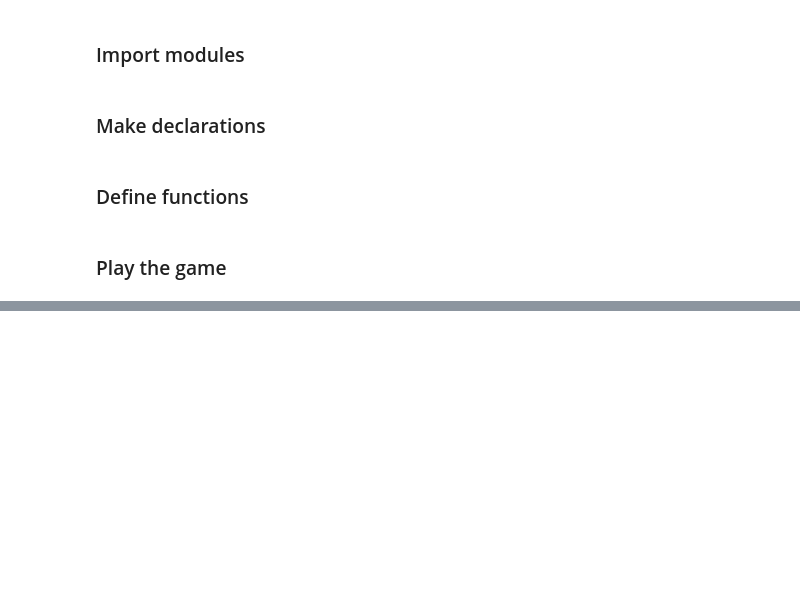
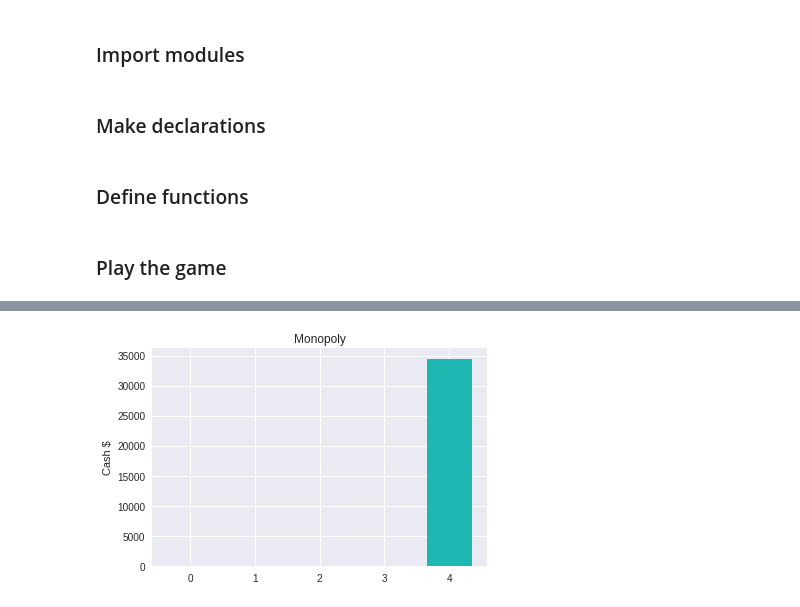
Before and after one commit to jm-contreras-zz/monopoly, a Jupyter notebook: notebook/monopoly.ipynb, the cells around one changed output, grey strips where cells are left out. Cells and saved outputs as stored; diff of their text form; code cells hidden in the pictures; blank space fills up the shorter version.

```diff
--- a/notebook/monopoly.ipynb
+++ b/notebook/monopoly.ipynb
@@ -23,7 +101,7 @@ import matplotlib.pyplot as plt
 ### Make declarations
 # %%
 VERBOSE = False
-#VERBOSE = True
+VERBOSE = True
 # %% [markdown]
 ### Define functions
 # %%
@@ -283,12 +962,17 @@ class switch(object):
 ### Play the game
 # %%
 # Declarations
-n_players = 5
+# 5 players, Player 4 is more conservative than others
+player_logics = [PLAYER_LOGIC_GREEDY,
+                 PLAYER_LOGIC_GREEDY,
+                 PLAYER_LOGIC_GREEDY,
+                 PLAYER_LOGIC_GREEDY,
+                 PLAYER_LOGIC_GREEDY_HAMSTER]
 board_file = 'board.csv'
 
 # Get players and board (including properties)
-players = get_players(n_players)
 board = get_board(board_file)
+players = get_players(player_logics, board)
 active_players = len(players)
 
 # Start on round 1
@@ -298,13 +982,17 @@ game_round = 1
 fig, ax = plt.subplots(1, 1)
 ax.set_title("Monopoly")
 ax.set_ylabel('Cash $')
-ind = np.arange(n_players)
+ind = np.arange(len(player_logics))
 colors = ['r', 'g', 'b', '#F58322', '#FFF500', '#8D2C87', '#FCB71E', '#1EB7B2']
 random.shuffle(colors)
-colors = colors[:n_players]
+colors = colors[:len(player_logics)]
 bars = None
 
 # Draw barplot
+cashes = []
+for turn in range(len(player_logics)):
+    cash = players[turn].cash
+    cashes.append(cash)
 bars = ax.bar(ind, cashes, 0.7, color=colors)
 fig.canvas.draw()
 
@@ -314,7 +1002,7 @@ while active_players > 1:
     print("Begin game round: %d with %d active players" % (game_round, active_players))
 
     # Take turns
-    for turn in range(n_players):
+    for turn in range(len(player_logics)):
         # End of game -rule: If there is only one player left, there is no point of playing.
         if active_players == 1:
             break
@@ -342,7 +1030,7 @@ while active_players > 1:
             if players[turn].jail_turns > 0:
 
                 # Select jail strategy
-                curr_player.choose_jail_strtg(rolled_double)
+                curr_player.choose_jail_strtg(rolled_double, board)
 
                 # If player is still in jail
                 if curr_player.jail_turns > 0:
@@ -352,22 +1040,19 @@ while active_players > 1:
             if n_double_roll < 3:
 
                 # Move player
-                curr_player.move(roll)
-
-                # Define current board space
-                curr_space = board[curr_player.position]
-
-                for case in switch(type(curr_space).__name__):
-                    if case('Street') or case('Railroad') or case('Utility'):
-                        curr_player.evaluate_buy(curr_space)
+                curr_space = curr_player.move(roll, board)
 
                 # No more cash?
                 if curr_player.bankrupt:
                     print("Noooooooooo! Player %d went bankrupt." % turn)
                     active_players -= 1
                     curr_player.bankrupt_game_round = game_round
-                    # ToDo: Release any property the player had
+                    curr_player.default(board)
                     break
+
+                prop_type = type(curr_space).__name__
+                if prop_type == 'Street' or prop_type == 'Railroad' or prop_type == 'Utility':
+                    curr_player.evaluate_buy(curr_space)
 
                 # If no double rolled, end turn
                 if not rolled_double:
@@ -379,14 +1064,11 @@ while active_players > 1:
                 curr_player.go_to_jail()
                 break
 
-            # Now here is where we start interacting with the board
-            type(board[4]).__name__
-
     game_round += 1
 
     # Update graph data
     cashes = []
-    for turn in range(n_players):
+    for turn in range(len(player_logics)):
         cash = players[turn].cash
         if players[turn].bankrupt:
             cash = 0
@@ -399,15 +1081,36 @@ while active_players > 1:
     bars = ax.bar(ind, cashes, 0.7, color=colors)
     fig.canvas.draw()
 
-    # Assume, that if game hasn't finished in 500 rounds, there is a bug.
-    if game_round == 500:
-        break
+    # Check to see if game is heading towards deadlock
+    if board.all_properties_are_owned():
+        players_with_monopoly =  board.player_can_build()
+        if not players_with_monopoly:
+            print("Note: All properties are owned by players. No player can build! This game is likely to end never.")
+            if game_round % 10 == 0:
+                # Accelerating the game is disabled.
+                print("NOTE! No player can build! Accelerating game by doubling rents!")
+                for curr_space in board.board:
+                    prop_type = type(curr_space).__name__
+                    if prop_type == 'Street' or prop_type == 'Railroad' or prop_type == 'Utility':
+                        curr_space.rent_now *= 2
+                #pass
+        else:
+            print("Note: All properties are owned by players. Players with monopoly: %s" % players_with_monopoly)
+
+        # Assume, that if game hasn't finished reasonable amount of rounds, there is a bug.
+        if game_round == 500:
+            print("Game running forever. Stopping.")
+            break
 
 # Declare winner
 winner = None
-for turn in range(n_players):
+for turn in range(len(player_logics)):
     if players[turn].bankrupt:
         continue
+    if winner is not None:
+        # At least two players not in bankrupt
+        winner = None
+        break
     winner = turn
 if winner is not None:
     print("Player %d wins! Has $%d at the end" % (winner, players[winner].cash))
@@ -435,0 +1137 @@ Player 3 wins! Has $10858 at the end
+[figure, added]
```
Also changed, not shown: parts of 8 cells of this notebook.
